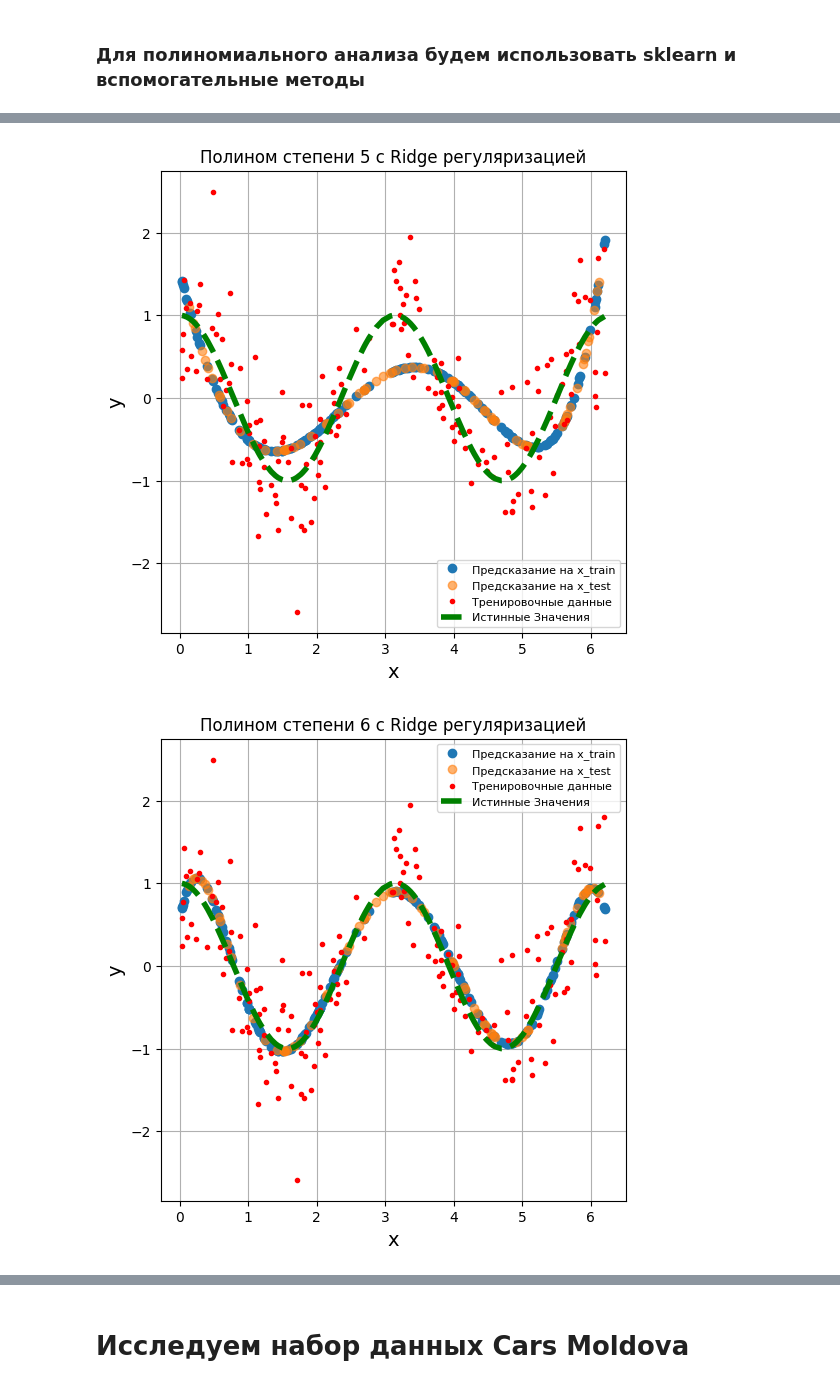
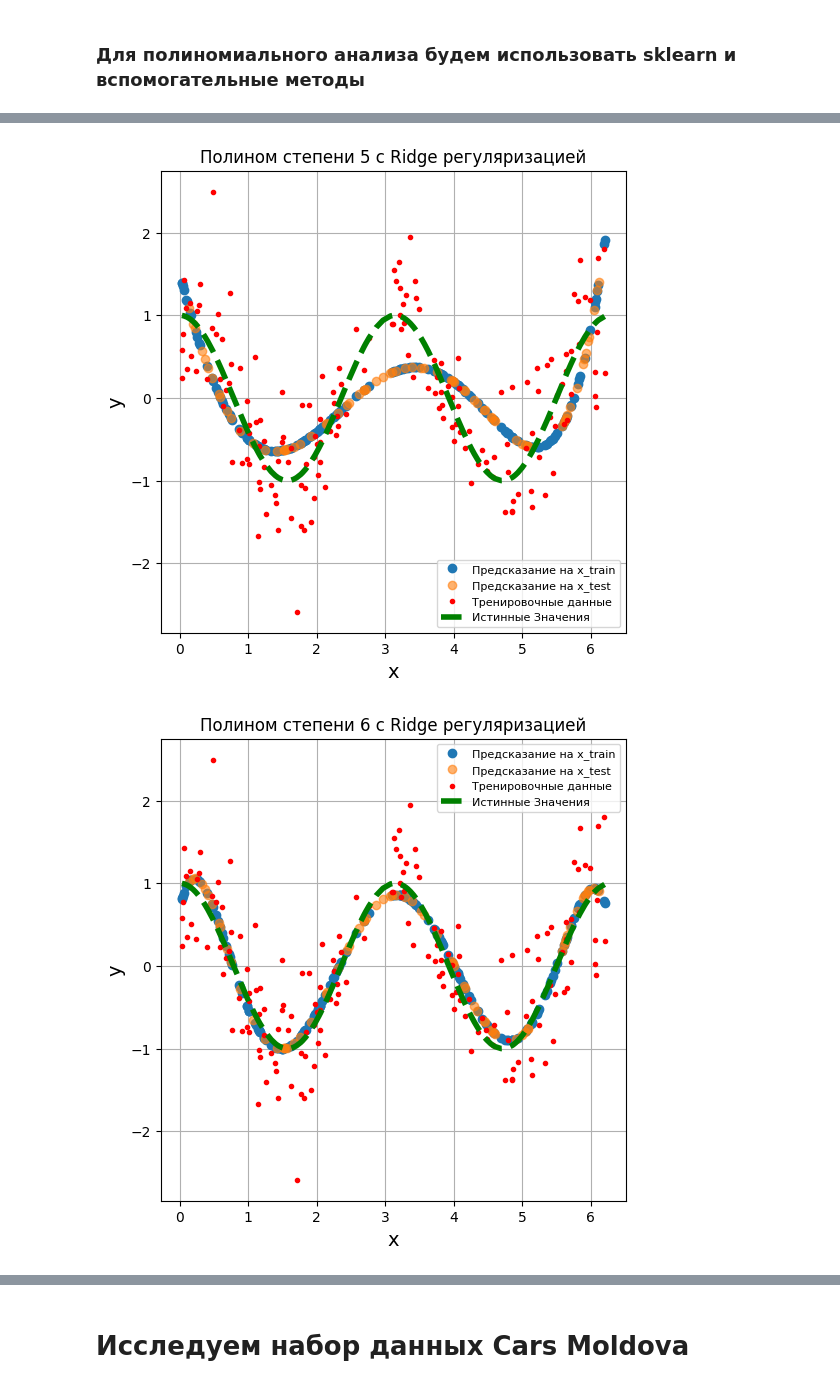
Before and after one commit to pyretttt/master_mle, a Jupyter notebook: practice2.ipynb, the cells around one changed output, grey strips where cells are left out. Cells and saved outputs as stored; diff of their text form; code cells hidden in the pictures.

```diff
--- a/practice2.ipynb
+++ b/practice2.ipynb
@@ -282,7 +283,7 @@ mse_non_regularized_model = mse(y_test, polyreg.predict(X_test))
 
 # Полином второй степени вполне себе справляется
 
-polyreg=make_pipeline(PolynomialFeatures(degree), Lasso(alpha=100, max_iter=10000))
+polyreg=make_pipeline(PolynomialFeatures(degree), Lasso(alpha=2e-4, max_iter=10000))
 polyreg.fit(X_train,y_train)
 plt.figure(figsize=(8, 6))
 plot_sklearn_model(X_train, y_train, X_test, x_, y_true_, polyreg,
@@ -302,8 +303,8 @@ y_, y_true_, x_ = sin2x_withoffset_dataset
 X_train, X_test, y_train, y_test = split(x_, y_, test_size=0.3, random_state=42)
 
 for degree in [4, 5, 6]:
-    polyreg=make_pipeline(PolynomialFeatures(degree), LinearRegression())
-    polyreg.fit(X_train,y_train)
+    polyreg = make_pipeline(PolynomialFeatures(degree), LinearRegression())
+    polyreg.fit(X_train, y_train)
     plt.figure(figsize=(6, 6))
     plot_sklearn_model(X_train, y_train, X_test, x_, y_true_, polyreg,
                        title=f'Полином степени {degree} без регуляризации')
@@ -314,7 +315,7 @@ for degree in [4, 5, 6]:
 ## Полиномы 4 и 5 степени неплохо апроксимирует, но можно лучше - 6 степень полином идеально справляется
 
 for degree in [4, 5, 6]:
-    polyreg=make_pipeline(PolynomialFeatures(degree), Ridge(alpha=0.01, max_iter=10_000))
+    polyreg=make_pipeline(PolynomialFeatures(degree), Ridge(alpha=0.02, max_iter=10_000))
     polyreg.fit(X_train,y_train)
     plt.figure(figsize=(6, 6))
     plot_sklearn_model(X_train, y_train, X_test, x_, y_true_, polyreg,
@@ -334,9 +335,9 @@ MSE with RIDGE regularization, degree(6):  0.23317666599472953
 [figure]
 [figure]
 [figure]
 [figure]
 [figure]
-[figure, old version]
+[figure, new version]
 # %%
 y_, y_true_, x_ = hyperbola_dataset
 X_train, X_test, y_train, y_test = split(x_, y_, test_size=0.3, random_state=42)
```
Also changed, not shown: parts of 12 cells of this notebook, 1 other file.
